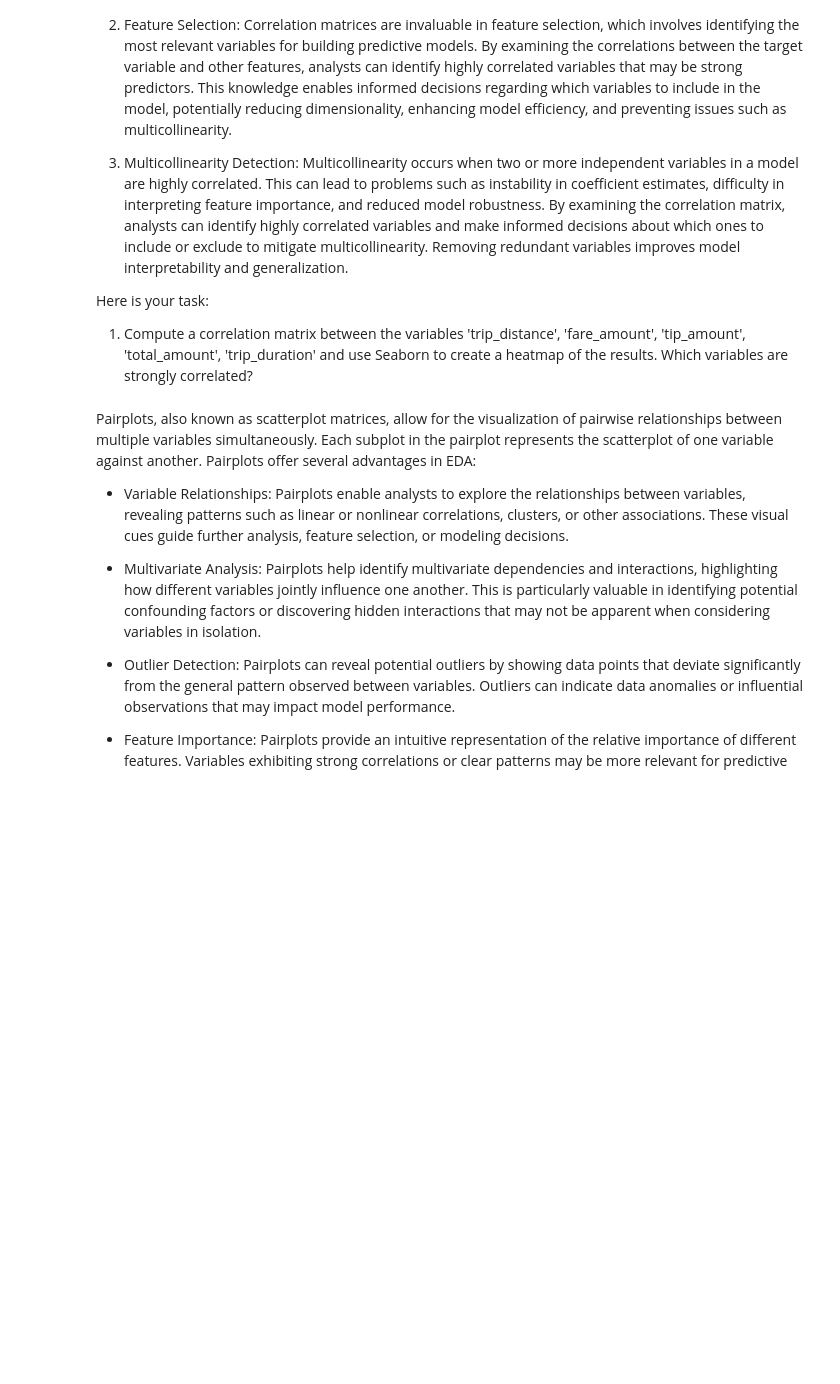
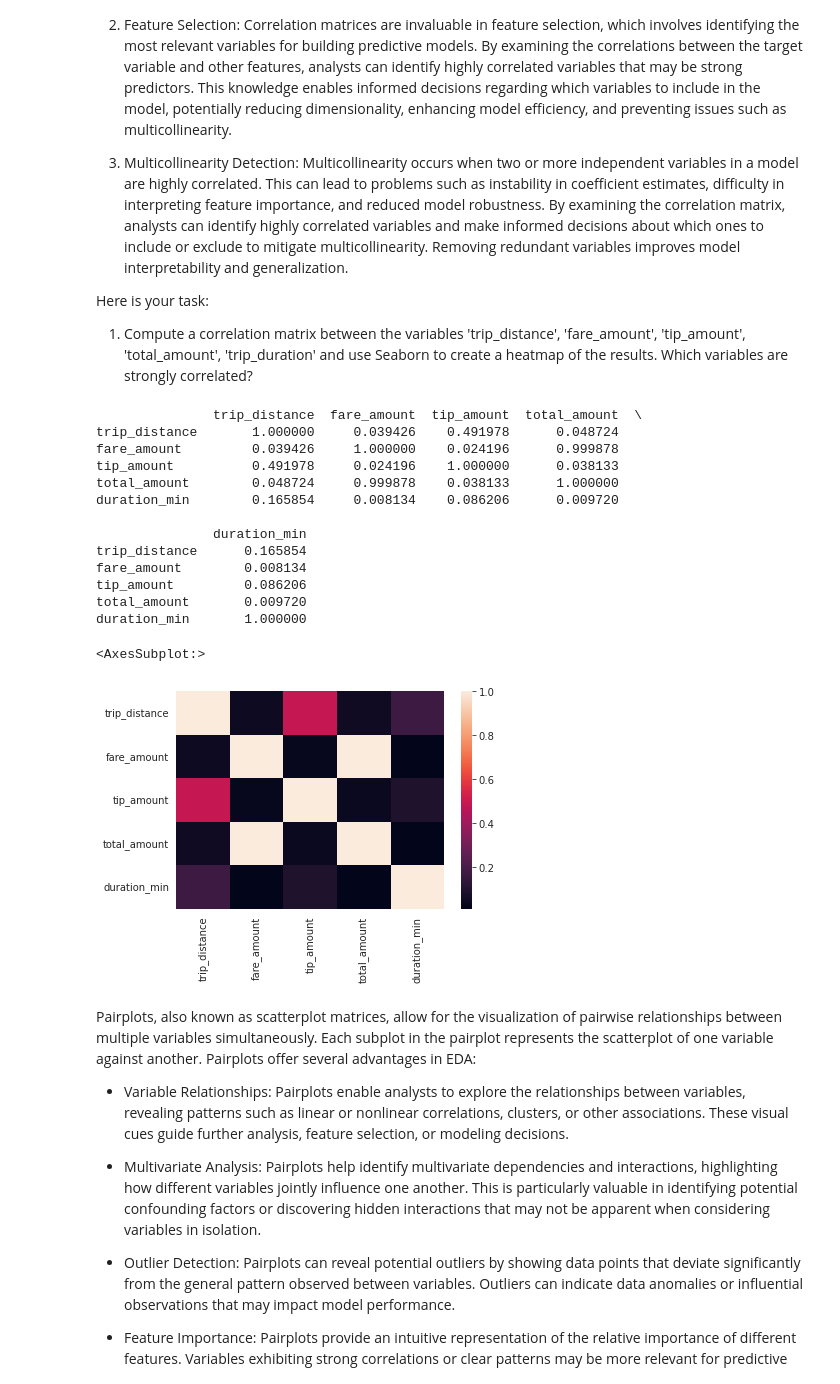
Before and after one commit to hydrodan/MLE_MiniProjects, a Jupyter notebook: Copy_of_Student_MLE_MiniProject_EDA.ipynb, the cells around one changed output. Cells and saved outputs as stored; diff of their text form; code cells hidden in the pictures; blank space fills up the shorter version.

```diff
--- a/Copy_of_Student_MLE_MiniProject_EDA.ipynb
+++ b/Copy_of_Student_MLE_MiniProject_EDA.ipynb
@@ -214,8 +228,28 @@ Here is your task:
   1. Compute a correlation matrix between the variables 'trip_distance', 'fare_amount', 'tip_amount', 'total_amount', 'trip_duration' and use Seaborn to create a heatmap of the results. Which variables are strongly correlated?
 # %%
 # Compute correlation matrix of numerical variables
+m = tripdata[['trip_distance', 'fare_amount', 'tip_amount', 'total_amount', 'duration_min']].corr()
+print(m)
 
 # Create a heatmap of the correlation matrix
+# reference: https://campus.datacamp.com/courses/dimensionality-reduction-in-python/feature-selection-i-selecting-for-feature-information?ex=9
+sns.heatmap(m)
+# %% [output]
+               trip_distance  fare_amount  tip_amount  total_amount  \
+trip_distance       1.000000     0.039426    0.491978      0.048724
+fare_amount         0.039426     1.000000    0.024196      0.999878
+tip_amount          0.491978     0.024196    1.000000      0.038133
+total_amount        0.048724     0.999878    0.038133      1.000000
+duration_min        0.165854     0.008134    0.086206      0.009720
+
+               duration_min
+trip_distance      0.165854
+fare_amount        0.008134
+tip_amount         0.086206
+total_amount       0.009720
+duration_min       1.000000
+<AxesSubplot:>
+[figure, added]
 # %% [markdown]
 Pairplots, also known as scatterplot matrices, allow for the visualization of pairwise relationships between multiple variables simultaneously. Each subplot in the pairplot represents the scatterplot of one variable against another. Pairplots offer several advantages in EDA:
 
```
Also changed, not shown: parts of 26 cells of this notebook.
